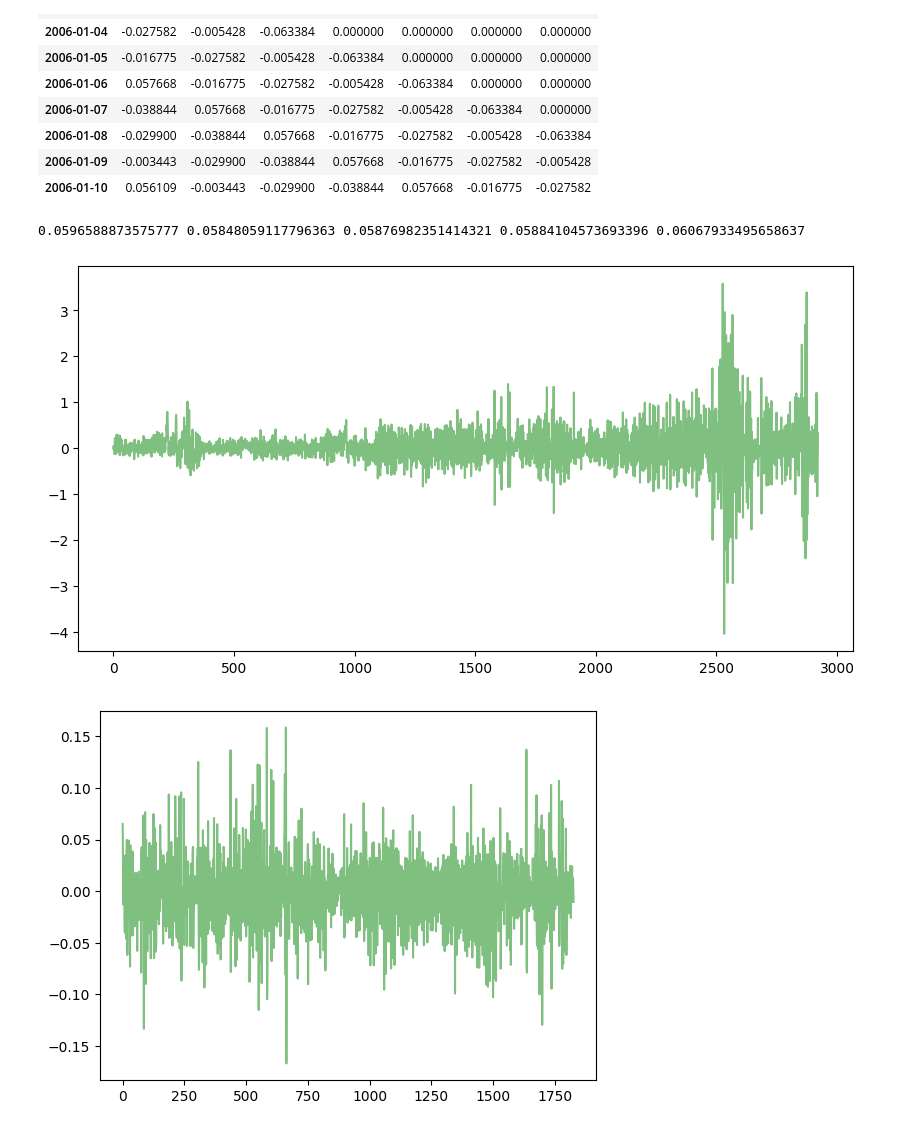
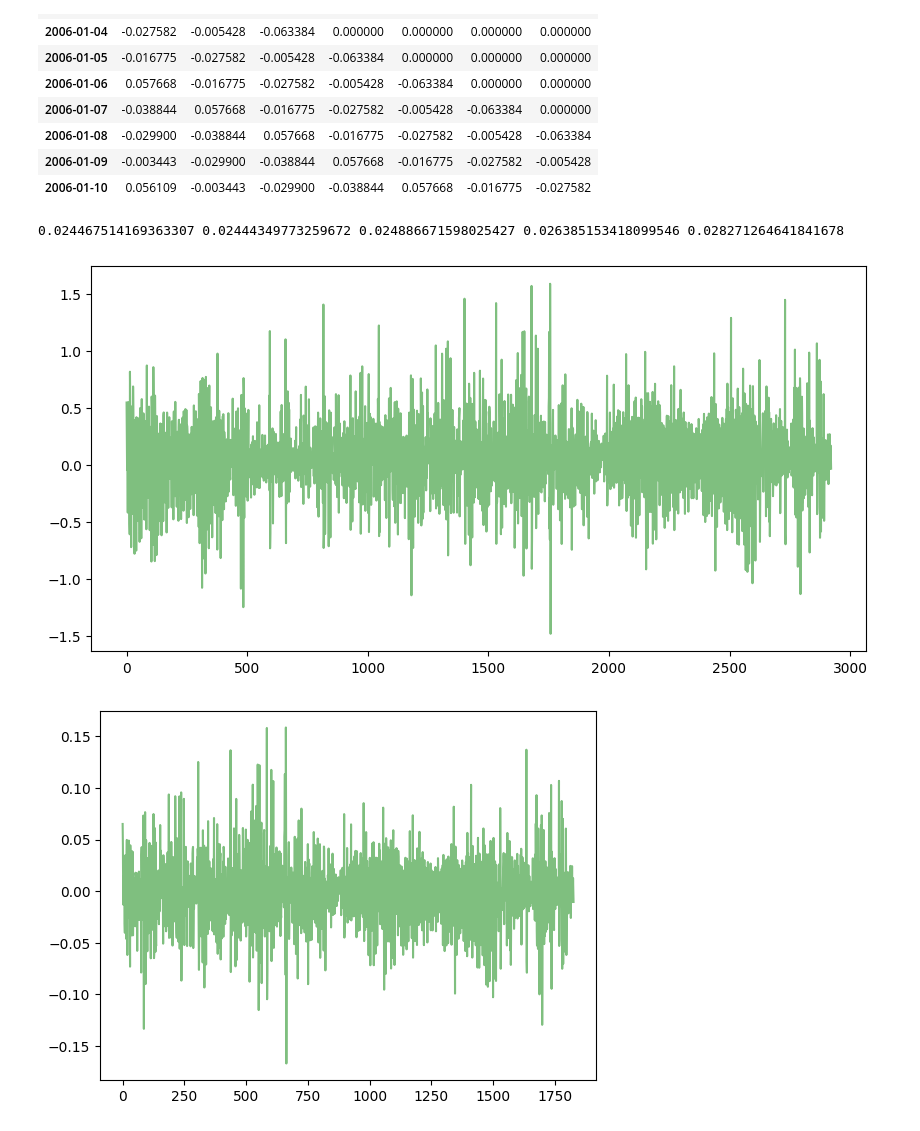
Before and after one commit to Jagabathula-Projects/news-based-forecasting, a Jupyter notebook: foodprice_arima.ipynb, the cells around one changed output. Drawn from its saved outputs; the diff is of its cells as text; code cells hidden in the pictures.

```diff
--- a/foodprice_arima.ipynb
+++ b/foodprice_arima.ipynb
@@ -365,6 +367,7 @@ def prepare_data(crop, embedding_type, price_lag, event_lag, log_return=True, ev
     diff_prices.iloc[0] = 0
     diff_prices_scaled = diff_prices.copy()
     scale = 1
+    mean = 0
   else:
     diff_prices = crop_prices_dict[crop]
     max_abs_scaler = StandardScaler()
@@ -464,34 +467,34 @@ all_price_data.iloc[:10]
 | 2006-01-10 | 0.056109 | -0.003443 | -0.029900 | -0.038844 | 0.057668 | -0.016775 | -0.027582 |
 # %%
 plt.figure(figsize=(10, 5))
-crop = 'Onion'
+crop = 'Wheat'
 raw_price_pred = True
 mape_metric = True
 for price_lag in [2]:
   price_lag_scores = dict()
   for embedding_type in all_embeddings_dict:
     event_lag_r2scores = dict()
     for lag_id, lag in enumerate(event_lags):
       mean, scale, all_event_data_agg, all_event_data, all_price_data, diff_prices_scaled = prepare_data(crop, embedding_type, price_lag, lag, not raw_price_pred)
       all_data = pd.concat([all_price_data, embed_multiplier*all_event_data], axis=1)
       all_data_agg = pd.concat([all_price_data, all_event_data_agg], axis=1)
       train_Y = np.ravel(diff_prices_scaled.loc[train_period_start+price_lag-1+n_step_ahead:train_period_end])
       test_y = np.ravel(diff_prices_scaled.loc[train_period_end+1:test_period_end])
       if lag == 1 and embedding_type == 'LDA':
         ar_residuals_train, ar_residuals_test, ar_test_rmse = ar_forecasts(all_price_data, crop, mean, scale, price_lag, train_Y, test_y, lag_id, mape=mape_metric)
       event_lag_r2scores[lag] = arx_forecasts(all_data_agg, crop, mean, scale, price_lag, train_Y, test_y, lag_id+1, mape=mape_metric)
       # event_lag_r2scores[lag] = arx_forecasts(all_event_data_agg, crop, scale, price_lag, ar_residuals_train, ar_residuals_test, lag_id+1)
     # find the best event lag
     best_event_lag = max(event_lag_r2scores, key=lambda w: event_lag_r2scores[w][0])
     price_lag_scores[embedding_type] = event_lag_r2scores[best_event_lag][1]
     if embedding_type == 'events':
       np.save(f'{path}earima_{crop}.npy', event_lag_r2scores[best_event_lag][2])
     # print(f"AR-{price_lag}+{embedding_type} w/ reg test RMSE for {crop} = {event_lag_r2scores[best_event_lag][1]}")
   print(f"{ar_test_rmse} {price_lag_scores['events']} {price_lag_scores['LDA']} {price_lag_scores['w2v']} {price_lag_scores['d2v']}")
 #plt.legend(loc='best')
 # %% [output]
-0.0596588873575777 0.05848059117796363 0.05876982351414321 0.05884104573693396 0.06067933495658637
+0.024467514169363307 0.02444349773259672 0.024886671598025427 0.026385153418099546 0.028271264641841678
-[figure, old version]
+[figure, new version]
 # %%
 crop = 'Wheat'
 embedding_type = 'events'
```
Also changed, not shown: parts of 7 cells of this notebook, 3 other files.
